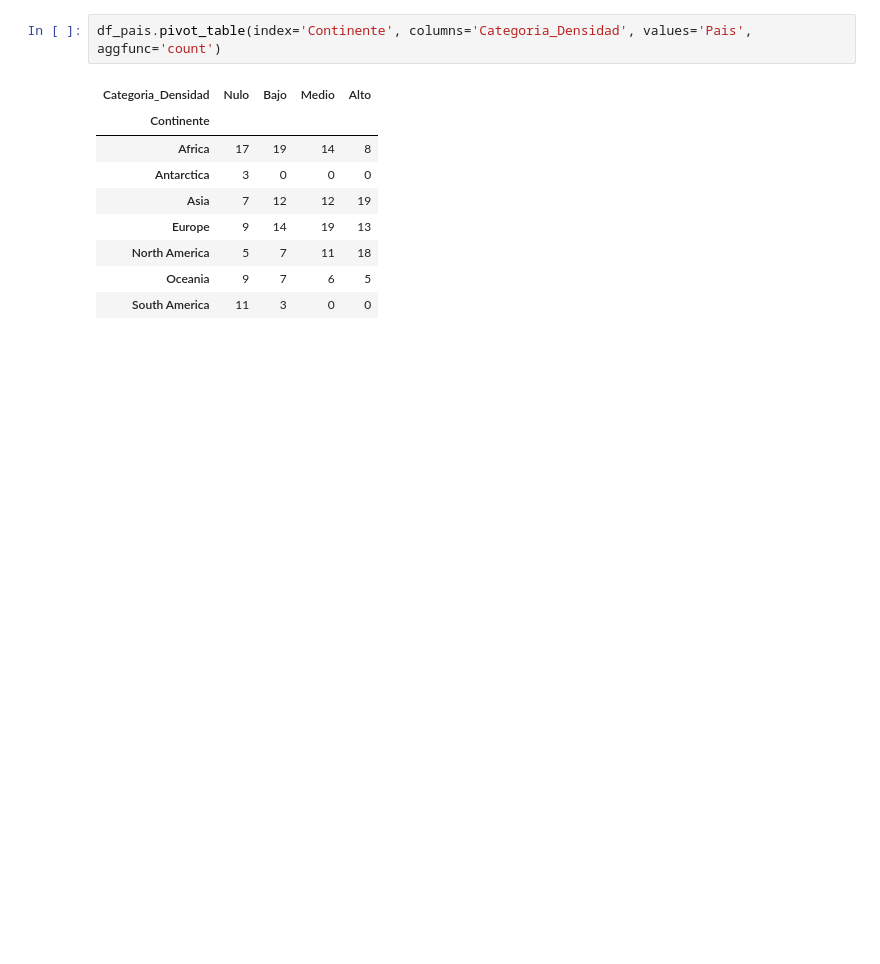
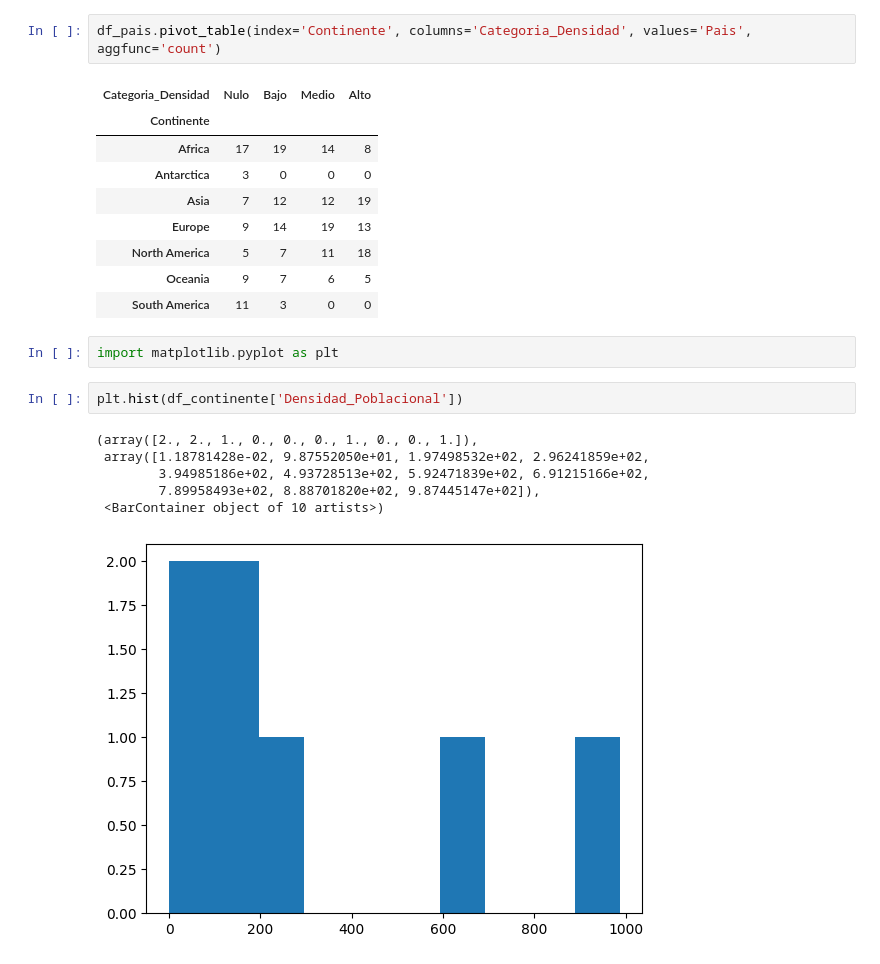
Before and after one commit to erickgnfi-dotcom/Analisis-Exploratorio-de-Datos-con-Pandas, a Jupyter notebook: ETL_restcountries_API.ipynb, the cells around one changed output. Drawn from its saved outputs; the diff is of its cells as text; blank space fills up the shorter version.

```diff
--- a/ETL_restcountries_API.ipynb
+++ b/ETL_restcountries_API.ipynb
@@ -194,3 +166,14 @@ df_pais.pivot_table(index='Continente', columns='Categoria_Densidad', values='Pa
 | North America | 5 | 7 | 11 | 18 |
 | Oceania | 9 | 7 | 6 | 5 |
 | South America | 11 | 3 | 0 | 0 |
+# %%
+import matplotlib.pyplot as plt
+# %%
+plt.hist(df_continente['Densidad_Poblacional'])
+# %% [output]
+(array([2., 2., 1., 0., 0., 0., 1., 0., 0., 1.]),
+ array([1.18781428e-02, 9.87552050e+01, 1.97498532e+02, 2.96241859e+02,
+        3.94985186e+02, 4.93728513e+02, 5.92471839e+02, 6.91215166e+02,
+        7.89958493e+02, 8.88701820e+02, 9.87445147e+02]),
+ <BarContainer object of 10 artists>)
+[figure, added]
```
Also changed, not shown: parts of 2 cells of this notebook.
